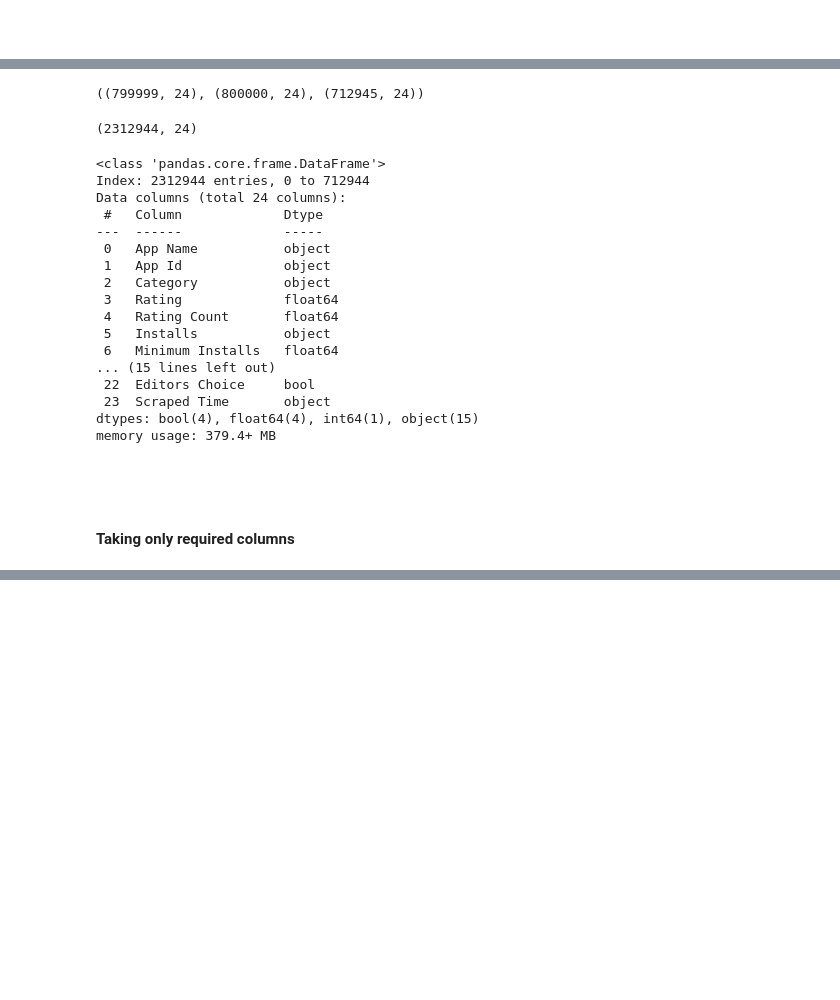
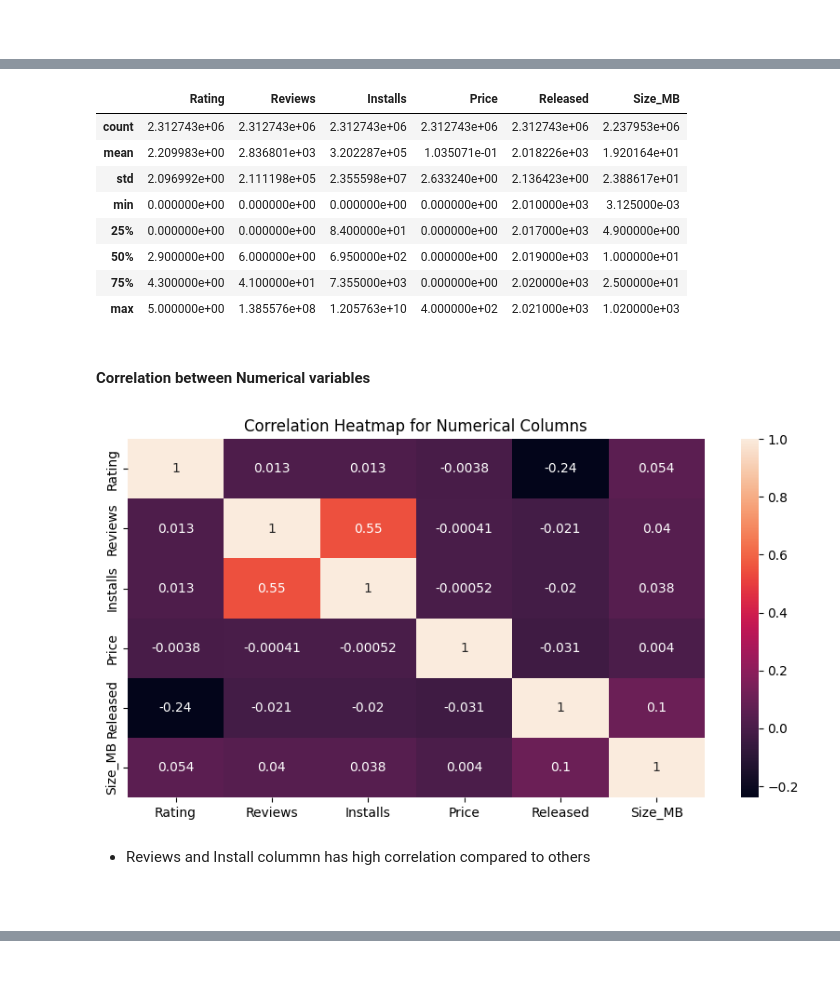
Before and after one commit to kalpitb210/google-play-store-apps-analysis, a Jupyter notebook: google_play_store_dataset_analysis.ipynb, the cells around one changed output, grey strips where cells are left out. Saved outputs shown, nothing was run; the diff lists cells and outputs as text; code cells hidden in the pictures; blank space fills up the shorter version.

Commit message:
one chart related to size created & some minor changes

```diff
--- a/google_play_store_dataset_analysis.ipynb
+++ b/google_play_store_dataset_analysis.ipynb
@@ -24,0 +7,2 @@
+# %%
+df = pd.read_csv("D:\\Projects\\project_datasets\\google_paly_store_dataset\\google_play_store_cleaned_data.csv")
@@ -110,34 +22,30 @@ df3.head(5)
-# %%
-(df1.shape, df2.shape, df3.shape)
-# %% [output]
-((799999, 24), (800000, 24), (712945, 24))
-# %%
-# concating these datasets
-df = pd.concat([df1, df2, df3])
-df.shape
-# %% [output]
-(2312944, 24)
 # %%
-df.info()
+df.describe()
 # %% [output]
-<class 'pandas.core.frame.DataFrame'>
-Index: 2312944 entries, 0 to 712944
-Data columns (total 24 columns):
- #   Column             Dtype
----  ------             -----
- 0   App Name           object
- 1   App Id             object
- 2   Category           object
- 3   Rating             float64
- 4   Rating Count       float64
- 5   Installs           object
- 6   Minimum Installs   float64
-... (15 lines left out)
- 22  Editors Choice     bool
- 23  Scraped Time       object
-dtypes: bool(4), float64(4), int64(1), object(15)
-memory usage: 379.4+ MB
+|  | Rating | Reviews | Installs | Price | Released | Size_MB |
+| count | 2.312743e+06 | 2.312743e+06 | 2.312743e+06 | 2.312743e+06 | 2.312743e+06 | 2.237953e+06 |
+| mean | 2.209983e+00 | 2.836801e+03 | 3.202287e+05 | 1.035071e-01 | 2.018226e+03 | 1.920164e+01 |
+| std | 2.096992e+00 | 2.111198e+05 | 2.355598e+07 | 2.633240e+00 | 2.136423e+00 | 2.388617e+01 |
+| min | 0.000000e+00 | 0.000000e+00 | 0.000000e+00 | 0.000000e+00 | 2.010000e+03 | 3.125000e-03 |
+| 25% | 0.000000e+00 | 0.000000e+00 | 8.400000e+01 | 0.000000e+00 | 2.017000e+03 | 4.900000e+00 |
+| 50% | 2.900000e+00 | 6.000000e+00 | 6.950000e+02 | 0.000000e+00 | 2.019000e+03 | 1.000000e+01 |
+| 75% | 4.300000e+00 | 4.100000e+01 | 7.355000e+03 | 0.000000e+00 | 2.020000e+03 | 2.500000e+01 |
+| max | 5.000000e+00 | 1.385576e+08 | 1.205763e+10 | 4.000000e+02 | 2.021000e+03 | 1.020000e+03 |
+# %% [markdown]
+#### Correlation between Numerical variables
+# %%
+# Filter out only numerical columns
+numerical_df = df.select_dtypes(include=['float64', 'int64'])
+
+# Correlation Heatmap
+plt.figure(figsize=(10, 5))
+corr = numerical_df.corr()
+sns.heatmap(corr, annot=True)
+plt.title('Correlation Heatmap for Numerical Columns')
+plt.show()
+# %% [output]
+[figure, added]
+# %% [markdown]
+- Reviews and Install colummn has high correlation compared to others
 # %% [markdown]
 ####
-# %% [markdown]
-#### Taking only required columns
```
Also changed, not shown: parts of 144 cells of this notebook, 2 other files.
